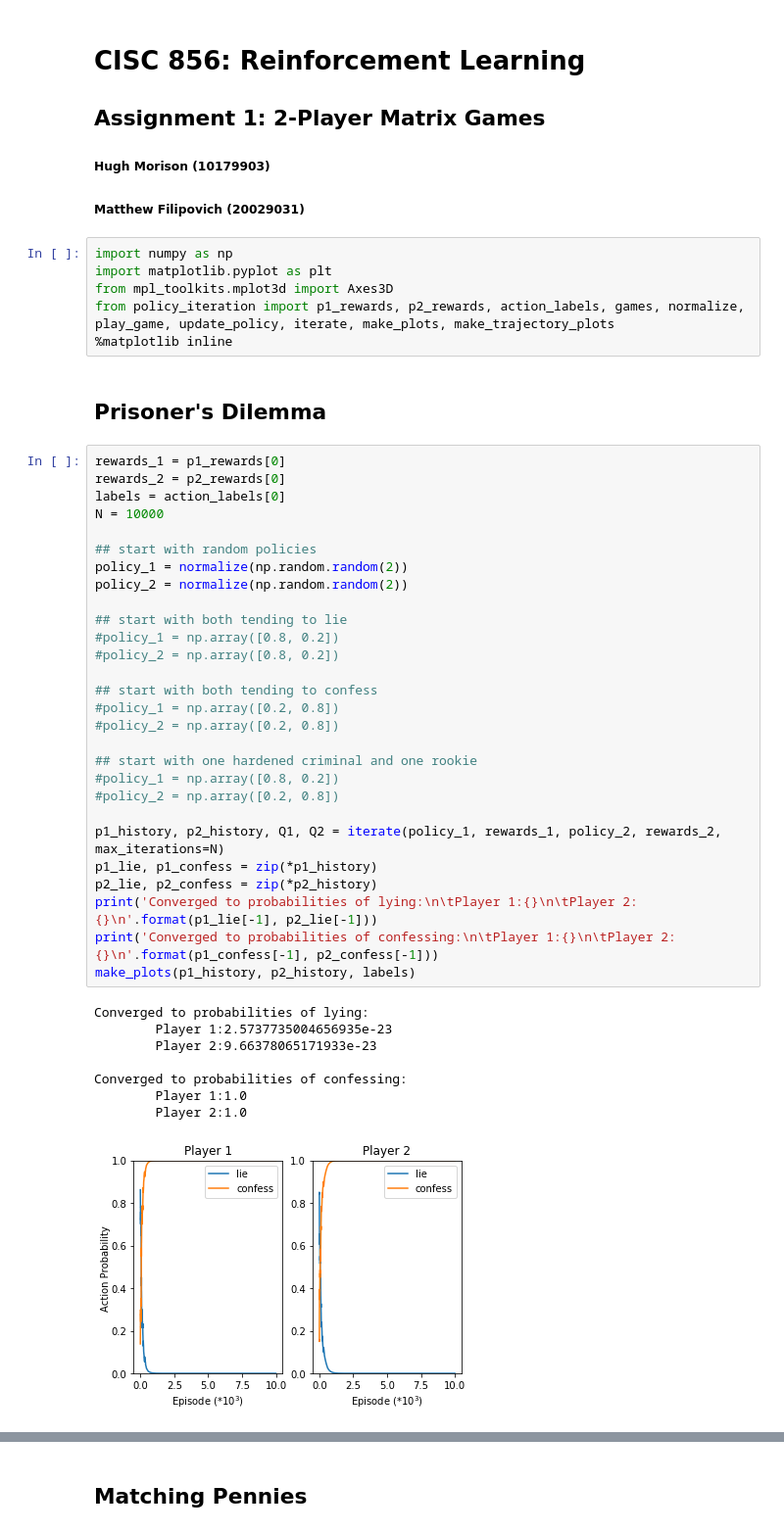
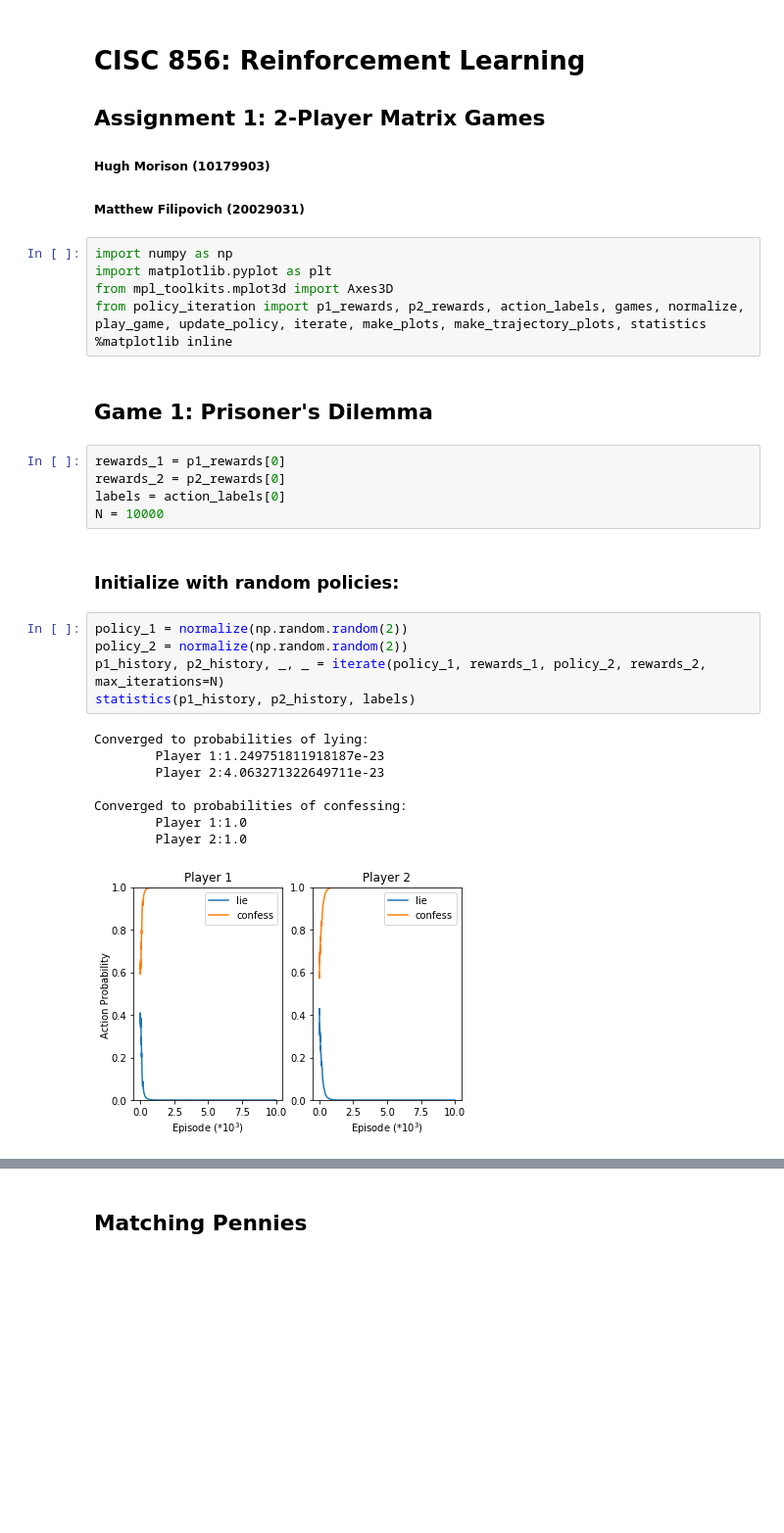
Before and after one commit to hughmor/rl-matrix-games, a Jupyter notebook: report.ipynb, the cells around one changed output, grey strips where cells are left out. Shown at 98% size. Cells and saved outputs as stored; diff of their text form; blank space fills up the shorter version.

Commit message:
Emplement statistics function for plots.

```diff
--- a/report.ipynb
+++ b/report.ipynb
@@ -7,44 +7,28 @@
 import numpy as np
 import matplotlib.pyplot as plt
 from mpl_toolkits.mplot3d import Axes3D
-from policy_iteration import p1_rewards, p2_rewards, action_labels, games, normalize, play_game, update_policy, iterate, make_plots, make_trajectory_plots
+from policy_iteration import p1_rewards, p2_rewards, action_labels, games, normalize, play_game, update_policy, iterate, make_plots, make_trajectory_plots, statistics
 %matplotlib inline
 # %% [markdown]
-## Prisoner's Dilemma
+## Game 1: Prisoner's Dilemma
-# %%
-rewards_1 = p1_rewards[0]
-rewards_2 = p2_rewards[0]
-labels = action_labels[0]
-N = 10000
-
-## start with random policies
-policy_1 = normalize(np.random.random(2))
-policy_2 = normalize(np.random.random(2))
-
-## start with both tending to lie
-#policy_1 = np.array([0.8, 0.2])
-#policy_2 = np.array([0.8, 0.2])
-
-## start with both tending to confess
-#policy_1 = np.array([0.2, 0.8])
-#policy_2 = np.array([0.2, 0.8])
-
-## start with one hardened criminal and one rookie
-#policy_1 = np.array([0.8, 0.2])
-#policy_2 = np.array([0.2, 0.8])
-
-p1_history, p2_history, Q1, Q2 = iterate(policy_1, rewards_1, policy_2, rewards_2, max_iterations=N)
-p1_lie, p1_confess = zip(*p1_history)
-p2_lie, p2_confess = zip(*p2_history)
-print('Converged to probabilities of lying:\n\tPlayer 1:{}\n\tPlayer 2:{}\n'.format(p1_lie[-1], p2_lie[-1]))
-print('Converged to probabilities of confessing:\n\tPlayer 1:{}\n\tPlayer 2:{}\n'.format(p1_confess[-1], p2_confess[-1]))
-make_plots(p1_history, p2_history, labels)
-# %% [output]
-Converged to probabilities of lying:
-        Player 1:2.5737735004656935e-23
-        Player 2:9.66378065171933e-23
-
-Converged to probabilities of confessing:
-        Player 1:1.0
-        Player 2:1.0
-[figure, removed]
+# %%
+rewards_1 = p1_rewards[0]
+rewards_2 = p2_rewards[0]
+labels = action_labels[0]
+N = 10000
+# %% [markdown]
+### Initialize with random policies:
+# %%
+policy_1 = normalize(np.random.random(2))
+policy_2 = normalize(np.random.random(2))
+p1_history, p2_history, _, _ = iterate(policy_1, rewards_1, policy_2, rewards_2, max_iterations=N)
+statistics(p1_history, p2_history, labels)
+# %% [output]
+Converged to probabilities of lying:
+        Player 1:1.249751811918187e-23
+        Player 2:4.063271322649711e-23
+
+Converged to probabilities of confessing:
+        Player 1:1.0
+        Player 2:1.0
+[figure, added]
```
Also changed, not shown: parts of 4 cells of this notebook, 1 other file.
